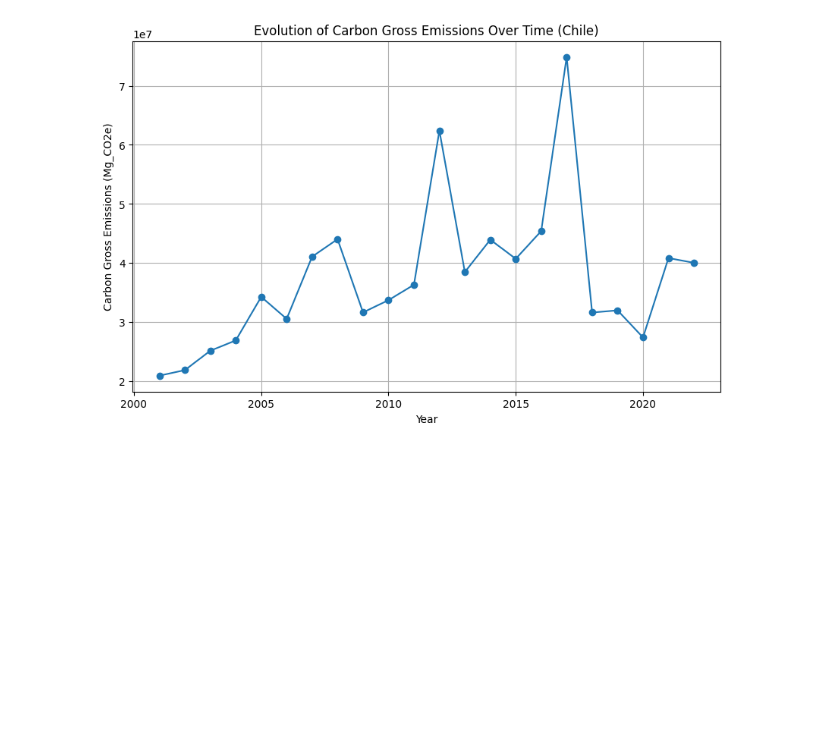
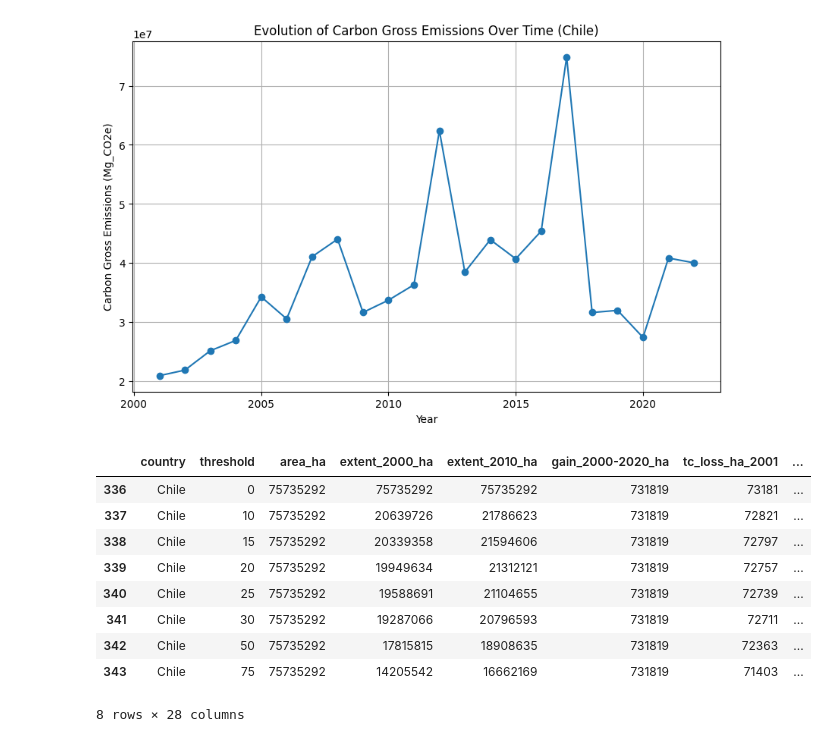
Before and after one commit to LFMoya01/Luis-s_portfolio, a Jupyter notebook: Deforestation.ipynb, the cells around one changed output. Saved outputs shown, nothing was run; the diff lists cells and outputs as text; code cells hidden in the pictures; blank space fills up the shorter version.

```diff
--- a/Deforestation.ipynb
+++ b/Deforestation.ipynb
@@ -234,3 +164,18 @@ plt.grid(True)
 plt.show()
 # %% [output]
 [figure]
+# %%
+chile_treeloss_data = tree_loss[tree_loss['country'] == 'Chile']
+# %%
+chile_treeloss_data
+# %% [output]
+|  | country | threshold | area_ha | extent_2000_ha | extent_2010_ha | gain_2000-2020_ha | tc_loss_ha_2001 | ... |
+| 336 | Chile | 0 | 75735292 | 75735292 | 75735292 | 731819 | 73181 | ... |
+| 337 | Chile | 10 | 75735292 | 20639726 | 21786623 | 731819 | 72821 | ... |
+| 338 | Chile | 15 | 75735292 | 20339358 | 21594606 | 731819 | 72797 | ... |
+| 339 | Chile | 20 | 75735292 | 19949634 | 21312121 | 731819 | 72757 | ... |
+| 340 | Chile | 25 | 75735292 | 19588691 | 21104655 | 731819 | 72739 | ... |
+| 341 | Chile | 30 | 75735292 | 19287066 | 20796593 | 731819 | 72711 | ... |
+| 342 | Chile | 50 | 75735292 | 17815815 | 18908635 | 731819 | 72363 | ... |
+| 343 | Chile | 75 | 75735292 | 14205542 | 16662169 | 731819 | 71403 | ... |
+8 rows × 28 columns
```
Also changed, not shown: parts of 12 cells of this notebook.
